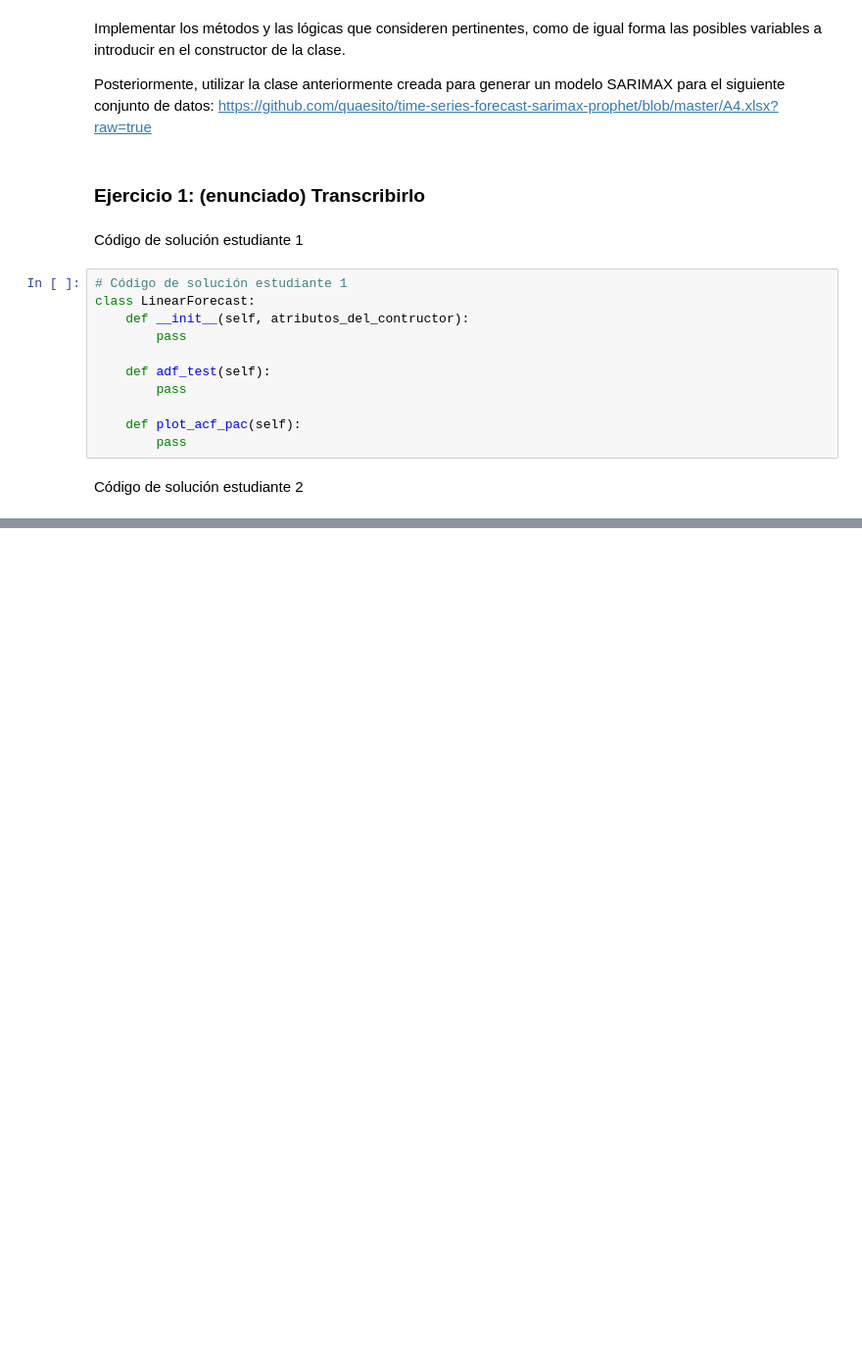
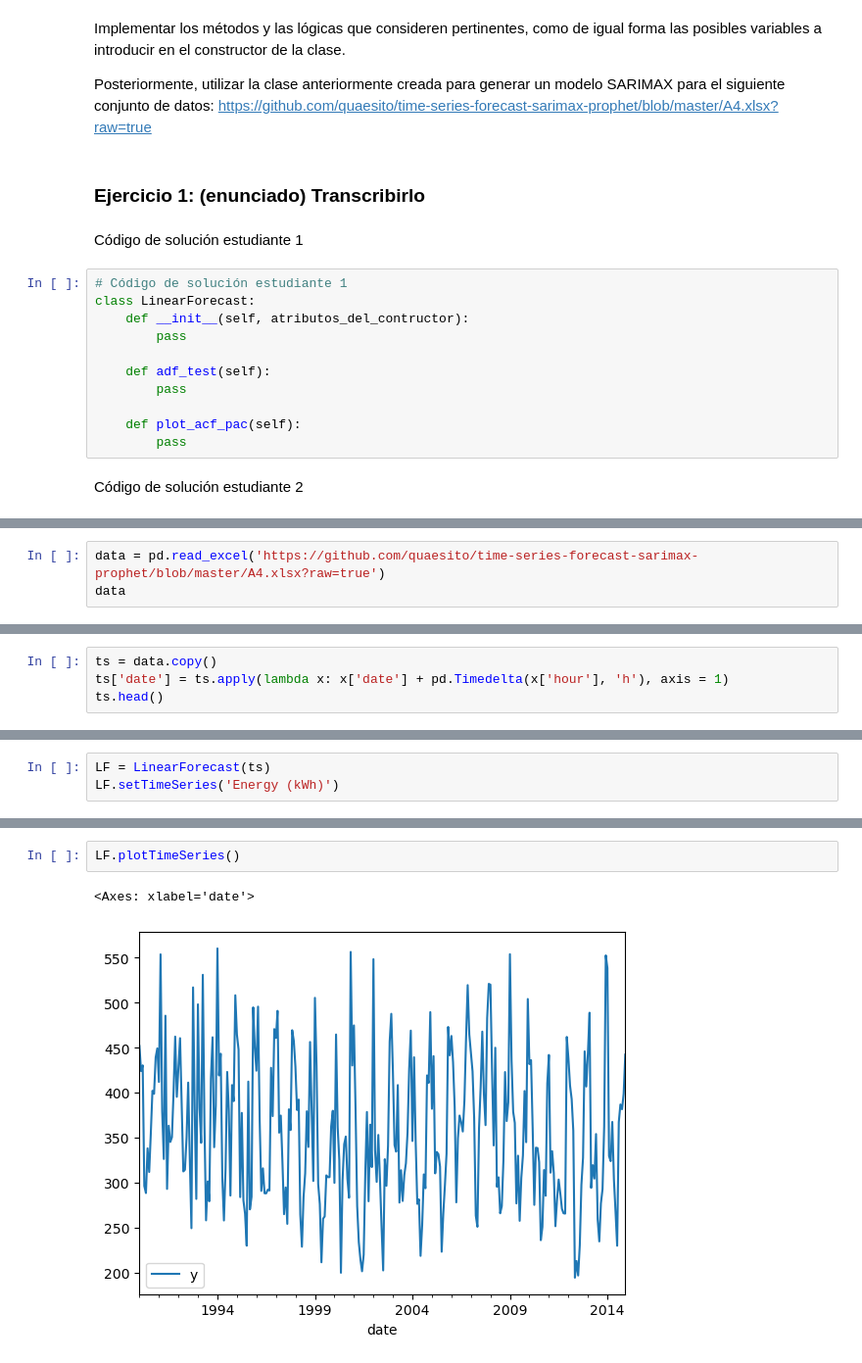
Before and after one commit to SergioDuenass/Tarea3_SDDUENAS_HCORNELAS, a Jupyter notebook: Tarea3.ipynb, the cells around one changed output, grey strips where cells are left out. Shown at 98% size. Saved outputs shown, nothing was run; the diff lists cells and outputs as text; blank space fills up the shorter version.

```diff
--- a/Tarea3.ipynb
+++ b/Tarea3.ipynb
@@ -67,0 +324,3 @@ Código de solución estudiante 2
+# %%
+data = pd.read_excel('https://github.com/quaesito/time-series-forecast-sarimax-prophet/blob/master/A4.xlsx?raw=true')
+data
@@ -67,0 +341,4 @@ Código de solución estudiante 2
+# %%
+ts = data.copy()
+ts['date'] = ts.apply(lambda x: x['date'] + pd.Timedelta(x['hour'], 'h'), axis = 1)
+ts.head()
@@ -67,0 +352,3 @@ Código de solución estudiante 2
+# %%
+LF = LinearForecast(ts)
+LF.setTimeSeries('Energy (kWh)')
@@ -67,0 +368,5 @@ Código de solución estudiante 2
+# %%
+LF.plotTimeSeries()
+# %% [output]
+<Axes: xlabel='date'>
+[figure, added]
```
Also changed, not shown: parts of 22 cells of this notebook.
